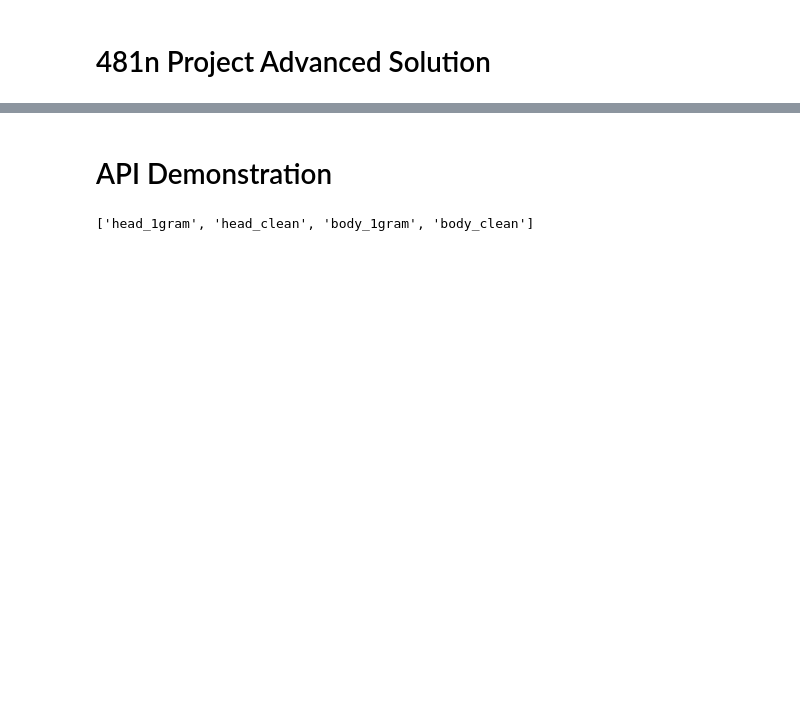
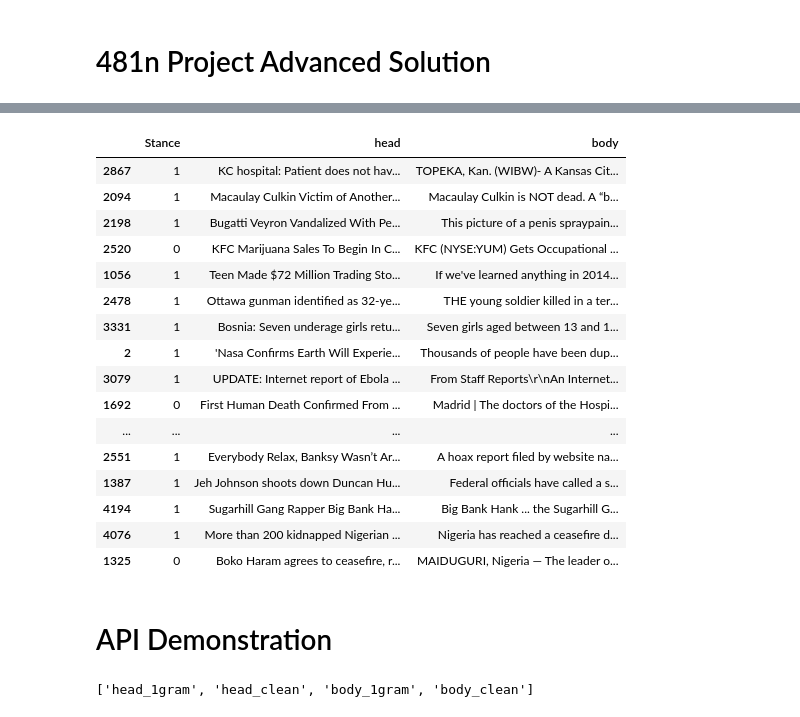
Before and after one commit to jerome9189/481capstone, a Jupyter notebook: Cayde Implementation.ipynb, the cells around one changed output, grey strips where cells are left out. Cells and saved outputs as stored; diff of their text form; code cells hidden in the pictures; blank space fills up the shorter version.

```diff
--- a/Cayde Implementation.ipynb
+++ b/Cayde Implementation.ipynb
@@ -26,3 +37,23 @@ well.df.head()
+# %%
+well._df
+# %% [output]
+|  | Stance | head | body |
+| 2867 | 1 | KC hospital: Patient does not hav... | TOPEKA, Kan. (WIBW)- A Kansas Cit... |
+| 2094 | 1 | Macaulay Culkin Victim of Another... | Macaulay Culkin is NOT dead. A “b... |
+| 2198 | 1 | Bugatti Veyron Vandalized With Pe... | This picture of a penis spraypain... |
+| 2520 | 0 | KFC Marijuana Sales To Begin In C... | KFC (NYSE:YUM) Gets Occupational ... |
+| 1056 | 1 | Teen Made $72 Million Trading Sto... | If we've learned anything in 2014... |
+| 2478 | 1 | Ottawa gunman identified as 32-ye... | THE young soldier killed in a ter... |
+| 3331 | 1 | Bosnia: Seven underage girls retu... | Seven girls aged between 13 and 1... |
+| 2 | 1 | 'Nasa Confirms Earth Will Experie... | Thousands of people have been dup... |
+| 3079 | 1 | UPDATE: Internet report of Ebola ... | From Staff Reports\r\nAn Internet... |
+| 1692 | 0 | First Human Death Confirmed From ... | Madrid | The doctors of the Hospi... |
+| ... | ... | ... | ... |
+| 2551 | 1 | Everybody Relax, Banksy Wasn’t Ar... | A hoax report filed by website na... |
+| 1387 | 1 | Jeh Johnson shoots down Duncan Hu... | Federal officials have called a s... |
+| 4194 | 1 | Sugarhill Gang Rapper Big Bank Ha... | Big Bank Hank ... the Sugarhill G... |
+| 4076 | 1 | More than 200 kidnapped Nigerian ... | Nigeria has reached a ceasefire d... |
+| 1325 | 0 | Boko Haram agrees to ceasefire, r... | MAIDUGURI, Nigeria — The leader o... |
 # %% [markdown]
 # API Demonstration
 # %%
```
Also changed, not shown: parts of 19 cells of this notebook, 4 other files.
